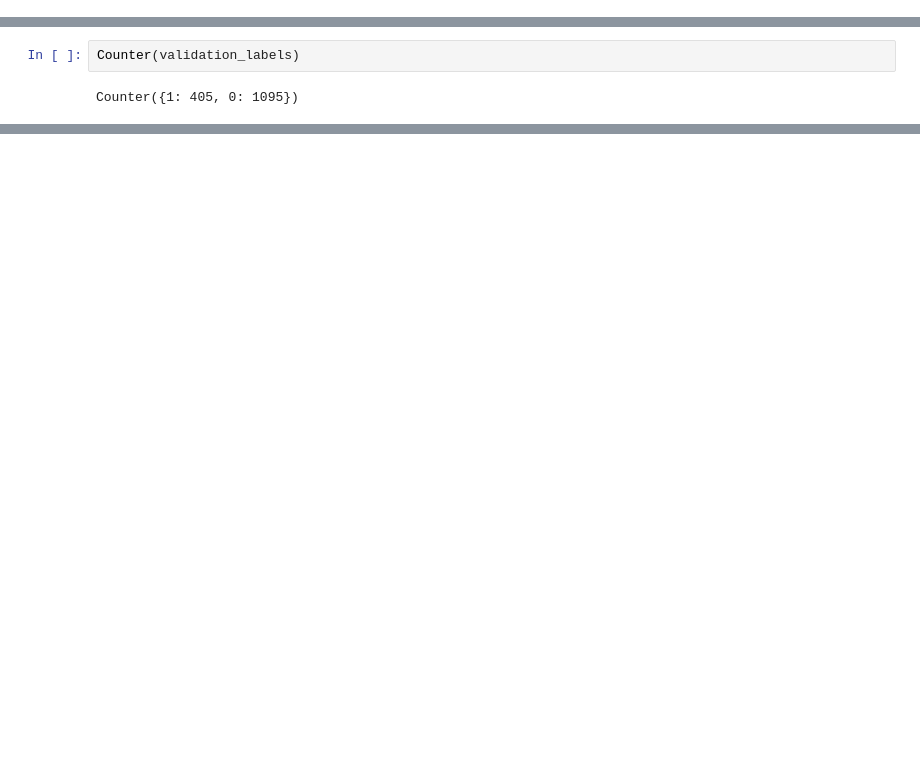
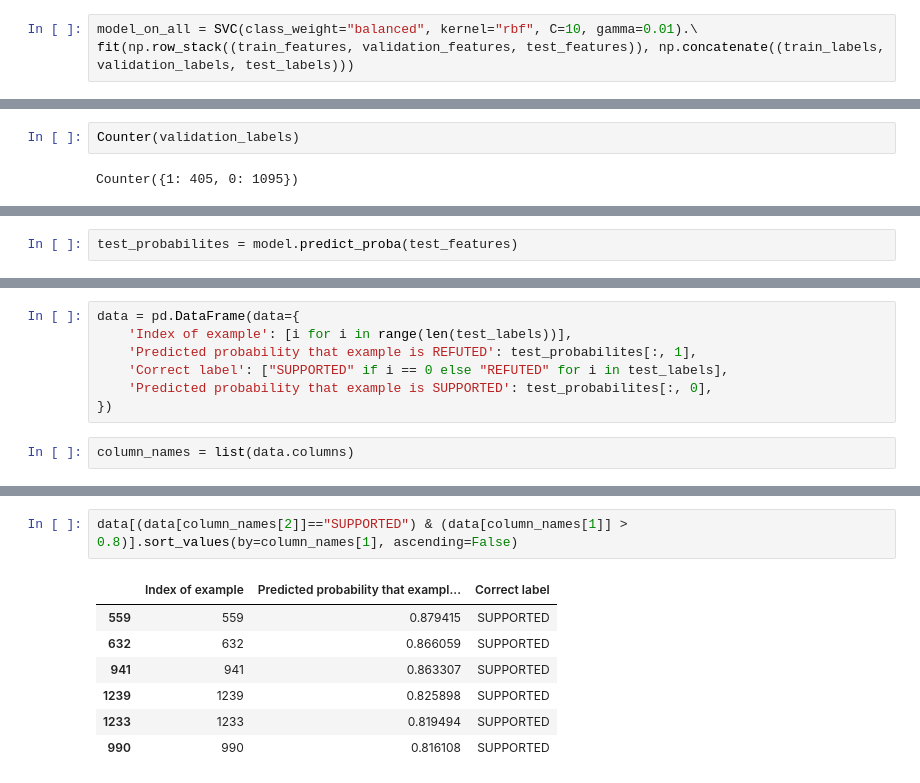
Before and after one commit to marinsokol5/Fact-checking, a Jupyter notebook: jupyter/SVM.ipynb, the cells around one changed output, grey strips where cells are left out. Drawn from its saved outputs; the diff is of its cells as text; blank space fills up the shorter version.

```diff
--- a/jupyter/SVM.ipynb
+++ b/jupyter/SVM.ipynb
@@ -212,2 +139,5 @@ model = SVC(class_weight="balanced").fit(train_features, train_labels)
+# %%
+model_on_all = SVC(class_weight="balanced", kernel="rbf", C=10, gamma=0.01).\
+fit(np.row_stack((train_features, validation_features, test_features)), np.concatenate((train_labels, validation_labels, test_labels)))
 # %%
 predictions = model.predict(validation_features)
@@ -229,0 +187,2 @@ balanced_accuracy_score(validation_labels, predictions)
+# %%
+test_probabilites = model.predict_proba(test_features)
@@ -229,0 +200,9 @@ balanced_accuracy_score(validation_labels, predictions)
+# %%
+data = pd.DataFrame(data={
+    'Index of example': [i for i in range(len(test_labels))],
+    'Predicted probability that example is REFUTED': test_probabilites[:, 1],
+    'Correct label': ["SUPPORTED" if i == 0 else "REFUTED" for i in test_labels],
+    'Predicted probability that example is SUPPORTED': test_probabilites[:, 0],
+})
+# %%
+column_names = list(data.columns)
@@ -229,0 +264,10 @@ balanced_accuracy_score(validation_labels, predictions)
+# %%
+data[(data[column_names[2]]=="SUPPORTED") & (data[column_names[1]] > 0.8)].sort_values(by=column_names[1], ascending=False)
+# %% [output]
+|  | Index of example | Predicted probability that exampl... | Correct label |
+| 559 | 559 | 0.879415 | SUPPORTED |
+| 632 | 632 | 0.866059 | SUPPORTED |
+| 941 | 941 | 0.863307 | SUPPORTED |
+| 1239 | 1239 | 0.825898 | SUPPORTED |
+| 1233 | 1233 | 0.819494 | SUPPORTED |
+| 990 | 990 | 0.816108 | SUPPORTED |
```
Also changed, not shown: parts of 60 cells of this notebook, 10 other files.
